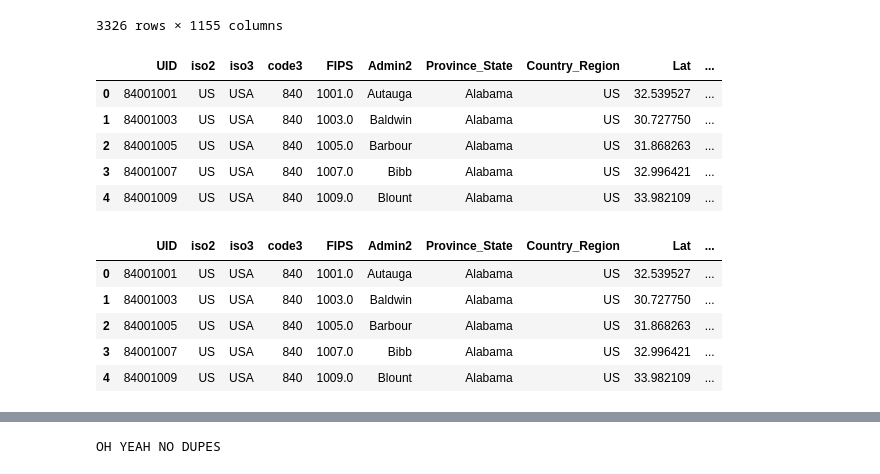
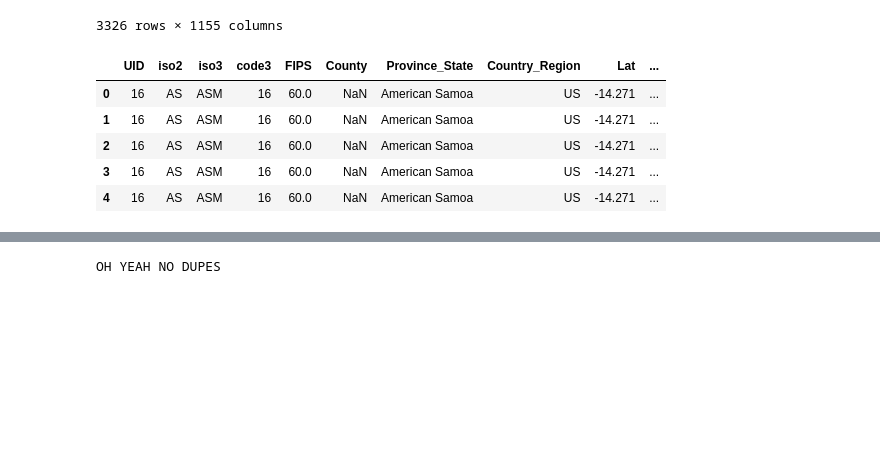
Before and after one commit to joshmatni/cs431-project, a Jupyter notebook: eda_covid.ipynb, the cells around one changed output, grey strips where cells are left out. Drawn from its saved outputs; the diff is of its cells as text; code cells hidden in the pictures; blank space fills up the shorter version.

```diff
--- a/eda_covid.ipynb
+++ b/eda_covid.ipynb
@@ -122,25 +142,25 @@ None
 # %%
 # massage dataframe so that date columns are now rows and create num of Cases and Date columns
 
 id_vars_c = ['UID', 'iso2', 'iso3', 'code3', 'FIPS', 'Admin2', 'Province_State',
            'Country_Region', 'Lat', 'Long_', 'Combined_Key']
 df_c = confirmed_df.melt(id_vars=id_vars_c, var_name='Date', value_name='Cases')
-display(df_c.head())
+#display(df_c.head())
 
 id_vars_d = ['UID', 'iso2', 'iso3', 'code3', 'FIPS', 'Admin2', 'Province_State',
            'Country_Region', 'Lat', 'Long_', 'Combined_Key', 'Population']
 df_d = deaths_df.melt(id_vars=id_vars_d, var_name='Date', value_name='Deaths')
-display(df_d.head())
+#display(df_d.head())
+
+# merge confirmed cases and deaths cases into one dataframe
+
+merged_df = pd.merge(df_c, df_d[['UID', 'Date', 'Population', 'Deaths']], on=['UID', 'Date'], how='outer')
+merged_df.rename(columns={'Admin2': 'County'}, inplace=True)
+merged_df.head()
 # %% [output]
-|  | UID | iso2 | iso3 | code3 | FIPS | Admin2 | Province_State | Country_Region | Lat | ... |
-| 0 | 84001001 | US | USA | 840 | 1001.0 | Autauga | Alabama | US | 32.539527 | ... |
-| 1 | 84001003 | US | USA | 840 | 1003.0 | Baldwin | Alabama | US | 30.727750 | ... |
-| 2 | 84001005 | US | USA | 840 | 1005.0 | Barbour | Alabama | US | 31.868263 | ... |
-| 3 | 84001007 | US | USA | 840 | 1007.0 | Bibb | Alabama | US | 32.996421 | ... |
-| 4 | 84001009 | US | USA | 840 | 1009.0 | Blount | Alabama | US | 33.982109 | ... |
+|  | UID | iso2 | iso3 | code3 | FIPS | County | Province_State | Country_Region | Lat | ... |
+| 0 | 16 | AS | ASM | 16 | 60.0 | NaN | American Samoa | US | -14.271 | ... |
+| 1 | 16 | AS | ASM | 16 | 60.0 | NaN | American Samoa | US | -14.271 | ... |
+| 2 | 16 | AS | ASM | 16 | 60.0 | NaN | American Samoa | US | -14.271 | ... |
+| 3 | 16 | AS | ASM | 16 | 60.0 | NaN | American Samoa | US | -14.271 | ... |
+| 4 | 16 | AS | ASM | 16 | 60.0 | NaN | American Samoa | US | -14.271 | ... |
-|  | UID | iso2 | iso3 | code3 | FIPS | Admin2 | Province_State | Country_Region | Lat | ... |
-| 0 | 84001001 | US | USA | 840 | 1001.0 | Autauga | Alabama | US | 32.539527 | ... |
-| 1 | 84001003 | US | USA | 840 | 1003.0 | Baldwin | Alabama | US | 30.727750 | ... |
-| 2 | 84001005 | US | USA | 840 | 1005.0 | Barbour | Alabama | US | 31.868263 | ... |
-| 3 | 84001007 | US | USA | 840 | 1007.0 | Bibb | Alabama | US | 32.996421 | ... |
-| 4 | 84001009 | US | USA | 840 | 1009.0 | Blount | Alabama | US | 33.982109 | ... |
```
Also changed, not shown: parts of 19 cells of this notebook.
